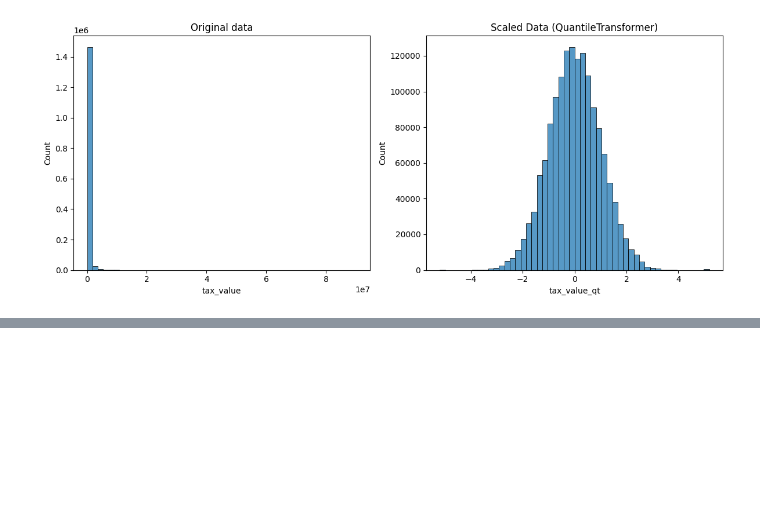
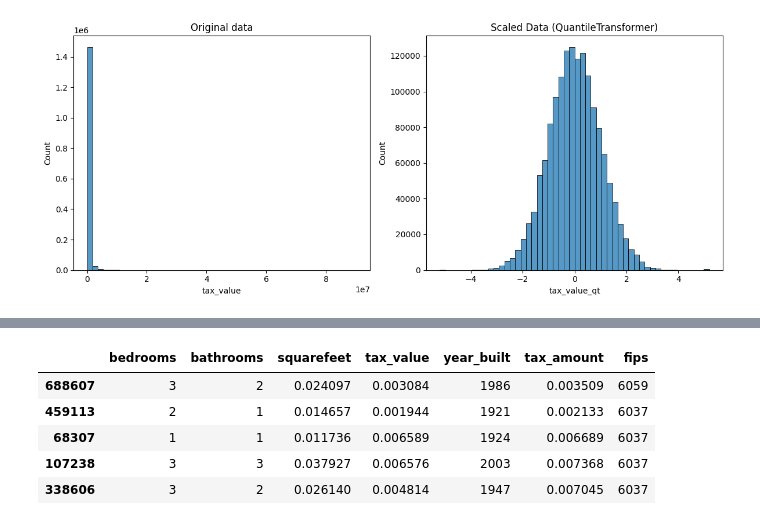
Before and after one commit to TheodoreQuansah/regression-exercises, a Jupyter notebook: scaling.ipynb, the cells around one changed output, grey strips where cells are left out. Drawn from its saved outputs; the diff is of its cells as text; code cells hidden in the pictures; blank space fills up the shorter version.

```diff
--- a/scaling.ipynb
+++ b/scaling.ipynb
@@ -174,0 +184,9 @@ plt.show()
+# %%
+val.head()
+# %% [output]
+|  | bedrooms | bathrooms | squarefeet | tax_value | year_built | tax_amount | fips |
+| 688607 | 3 | 2 | 0.024097 | 0.003084 | 1986 | 0.003509 | 6059 |
+| 459113 | 2 | 1 | 0.014657 | 0.001944 | 1921 | 0.002133 | 6037 |
+| 68307 | 1 | 1 | 0.011736 | 0.006589 | 1924 | 0.006689 | 6037 |
+| 107238 | 3 | 3 | 0.037927 | 0.006576 | 2003 | 0.007368 | 6037 |
+| 338606 | 3 | 2 | 0.026140 | 0.004814 | 1947 | 0.007045 | 6037 |
```
Also changed, not shown: parts of 11 cells of this notebook, 1 other file.
